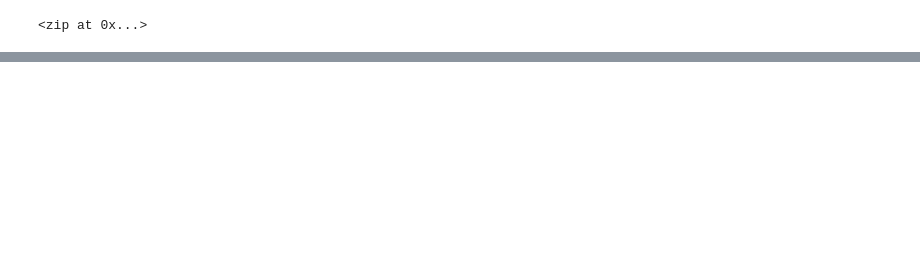
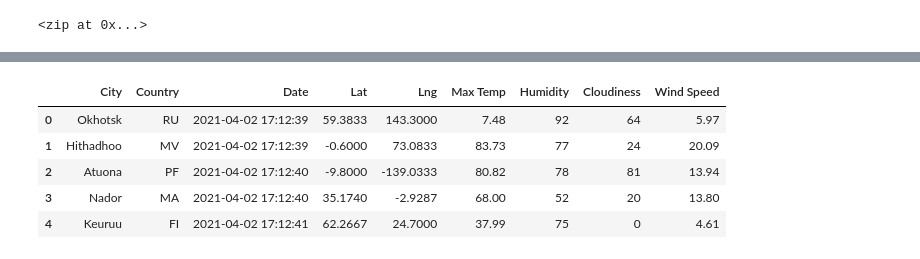
Before and after one commit to Alilujian/World_Weather_Analysis, a Jupyter notebook: WeatherPy.ipynb, the cells around one changed output, grey strips where cells are left out. Saved outputs shown, nothing was run; the diff lists cells and outputs as text; code cells hidden in the pictures; blank space fills up the shorter version.

```diff
--- a/WeatherPy.ipynb
+++ b/WeatherPy.ipynb
@@ -128,0 +137,12 @@ city_data_df.head(10)
+# %%
+# reorder the columns
+new_column_order = ["City","Country","Date","Lat","Lng","Max Temp","Humidity","Cloudiness","Wind Speed"]
+city_data_df = city_data_df[new_column_order]
+city_data_df.head()
+# %% [output]
+|  | City | Country | Date | Lat | Lng | Max Temp | Humidity | Cloudiness | Wind Speed |
+| 0 | Okhotsk | RU | 2021-04-02 17:12:39 | 59.3833 | 143.3000 | 7.48 | 92 | 64 | 5.97 |
+| 1 | Hithadhoo | MV | 2021-04-02 17:12:39 | -0.6000 | 73.0833 | 83.73 | 77 | 24 | 20.09 |
+| 2 | Atuona | PF | 2021-04-02 17:12:40 | -9.8000 | -139.0333 | 80.82 | 78 | 81 | 13.94 |
+| 3 | Nador | MA | 2021-04-02 17:12:40 | 35.1740 | -2.9287 | 68.00 | 52 | 20 | 13.80 |
+| 4 | Keuruu | FI | 2021-04-02 17:12:41 | 62.2667 | 24.7000 | 37.99 | 75 | 0 | 4.61 |
```
Also changed, not shown: parts of 7 cells of this notebook, 1 other file.
